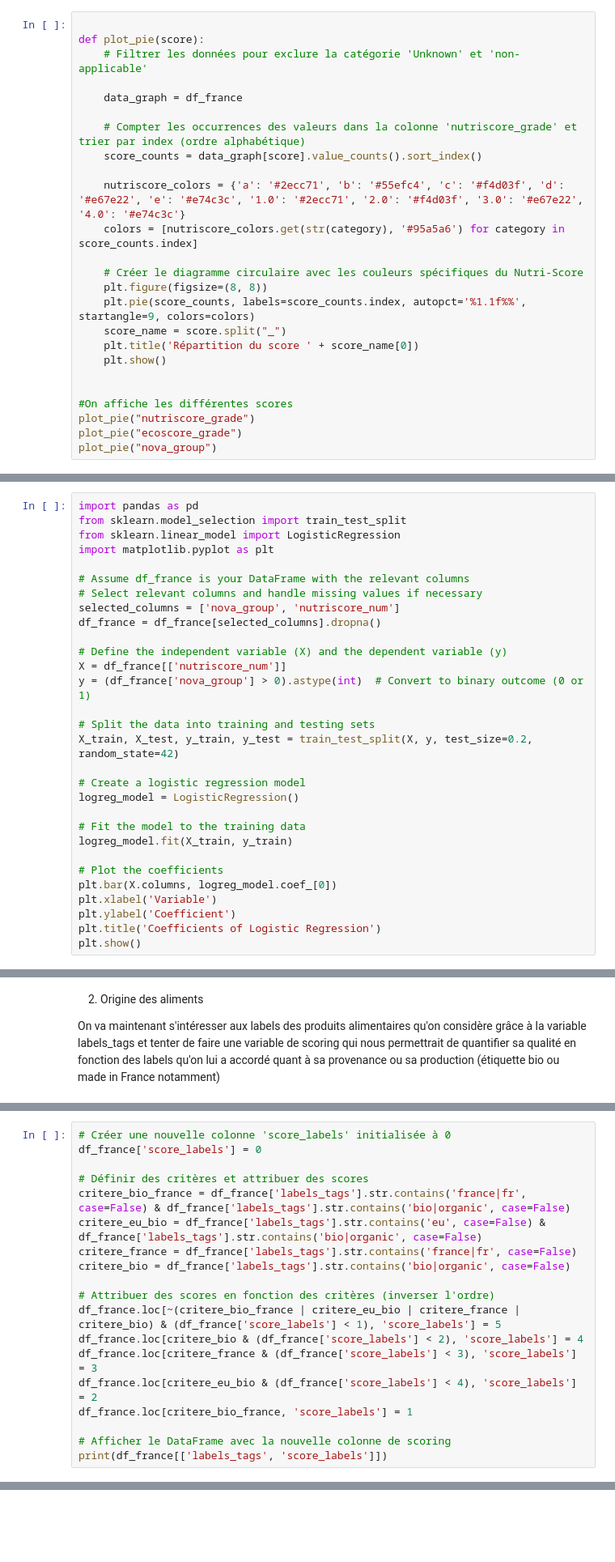
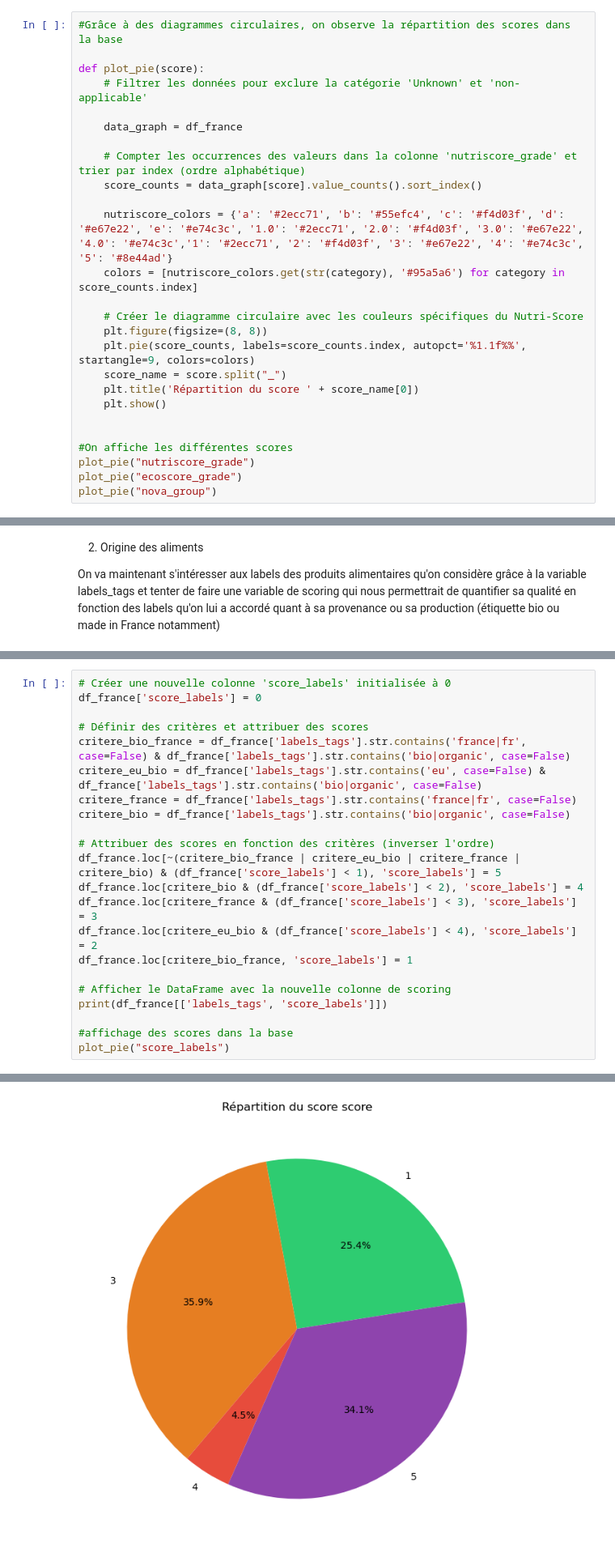
Before and after one commit to ashxivy/Projet-Python-pour-la-data-science, a Jupyter notebook: Le Nutri-Score permet il de bien consommer.ipynb, the cells around one changed output, grey strips where cells are left out. Shown at 81% size. Cells and saved outputs as stored; diff of their text form; blank space fills up the shorter version.

```diff
--- a/Le Nutri-Score permet il de bien consommer.ipynb
+++ b/Le Nutri-Score permet il de bien consommer.ipynb
@@ -373,4 +510,5 @@ On commence par montrer la répartition du score du Nutriscore dans la base.
 # %%
+#Grâce à des diagrammes circulaires, on observe la répartition des scores dans la base
 
 def plot_pie(score):
     # Filtrer les données pour exclure la catégorie 'Unknown' et 'non-applicable'
@@ -380,7 +518,7 @@ def plot_pie(score):
     # Compter les occurrences des valeurs dans la colonne 'nutriscore_grade' et trier par index (ordre alphabétique)
     score_counts = data_graph[score].value_counts().sort_index()
 
-    nutriscore_colors = {'a': '#2ecc71', 'b': '#55efc4', 'c': '#f4d03f', 'd': '#e67e22', 'e': '#e74c3c', '1.0': '#2ecc71', '2.0': '#f4d03f', '3.0': '#e67e22', '4.0': '#e74c3c'}
+    nutriscore_colors = {'a': '#2ecc71', 'b': '#55efc4', 'c': '#f4d03f', 'd': '#e67e22', 'e': '#e74c3c', '1.0': '#2ecc71', '2.0': '#f4d03f', '3.0': '#e67e22', '4.0': '#e74c3c','1': '#2ecc71', '2': '#f4d03f', '3': '#e67e22', '4': '#e74c3c', '5': '#8e44ad'}
     colors = [nutriscore_colors.get(str(category), '#95a5a6') for category in score_counts.index]
 
     # Créer le diagramme circulaire avec les couleurs spécifiques du Nutri-Score
@@ -782,32 +893,2 @@ Coefficient for 'nutriscore_num': [ 0.31709496 -0.05984919]
 # %% [markdown]
 On refait un test pour voir si les scorings 1 clandestins ont été corrigés
-# %%
-import pandas as pd
-from sklearn.model_selection import train_test_split
-from sklearn.linear_model import LogisticRegression
-import matplotlib.pyplot as plt
-
-# Assume df_france is your DataFrame with the relevant columns
-# Select relevant columns and handle missing values if necessary
-selected_columns = ['nova_group', 'nutriscore_num']
-df_france = df_france[selected_columns].dropna()
-
-# Define the independent variable (X) and the dependent variable (y)
-X = df_france[['nutriscore_num']]
-y = (df_france['nova_group'] > 0).astype(int)  # Convert to binary outcome (0 or 1)
-
-# Split the data into training and testing sets
-X_train, X_test, y_train, y_test = train_test_split(X, y, test_size=0.2, random_state=42)
-
-# Create a logistic regression model
-logreg_model = LogisticRegression()
-
-# Fit the model to the training data
-logreg_model.fit(X_train, y_train)
-
-# Plot the coefficients
-plt.bar(X.columns, logreg_model.coef_[0])
-plt.xlabel('Variable')
-plt.ylabel('Coefficient')
-plt.title('Coefficients of Logistic Regression')
-plt.show()
@@ -866,3 +1008,7 @@ df_france.loc[critere_bio_france, 'score_labels'] = 1
 
 # Afficher le DataFrame avec la nouvelle colonne de scoring
 print(df_france[['labels_tags', 'score_labels']])
+
+#affichage des scores dans la base
+plot_pie("score_labels")
+# %% [output]
@@ -868,0 +1029 @@ print(df_france[['labels_tags', 'score_labels']])
+[figure, added]
```
Also changed, not shown: parts of 49 cells of this notebook, 2 other files.
